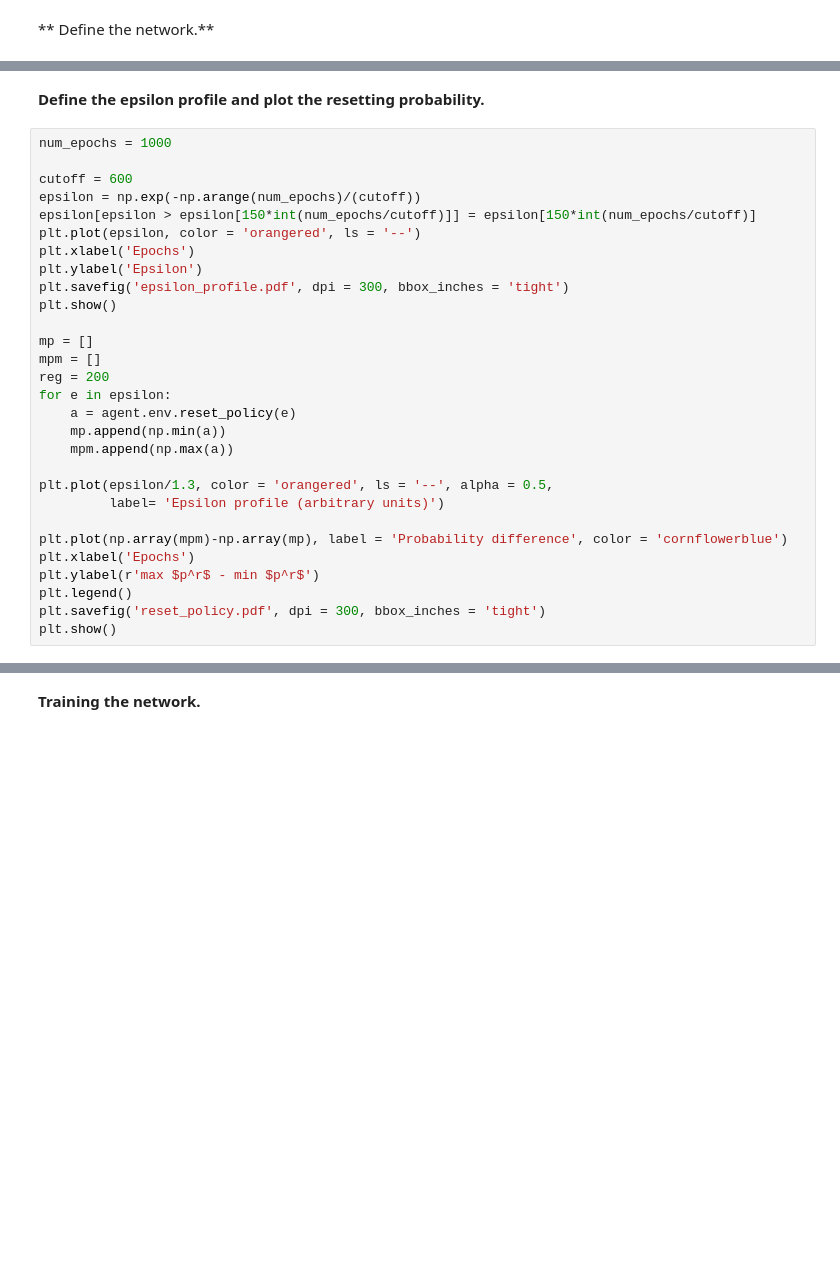
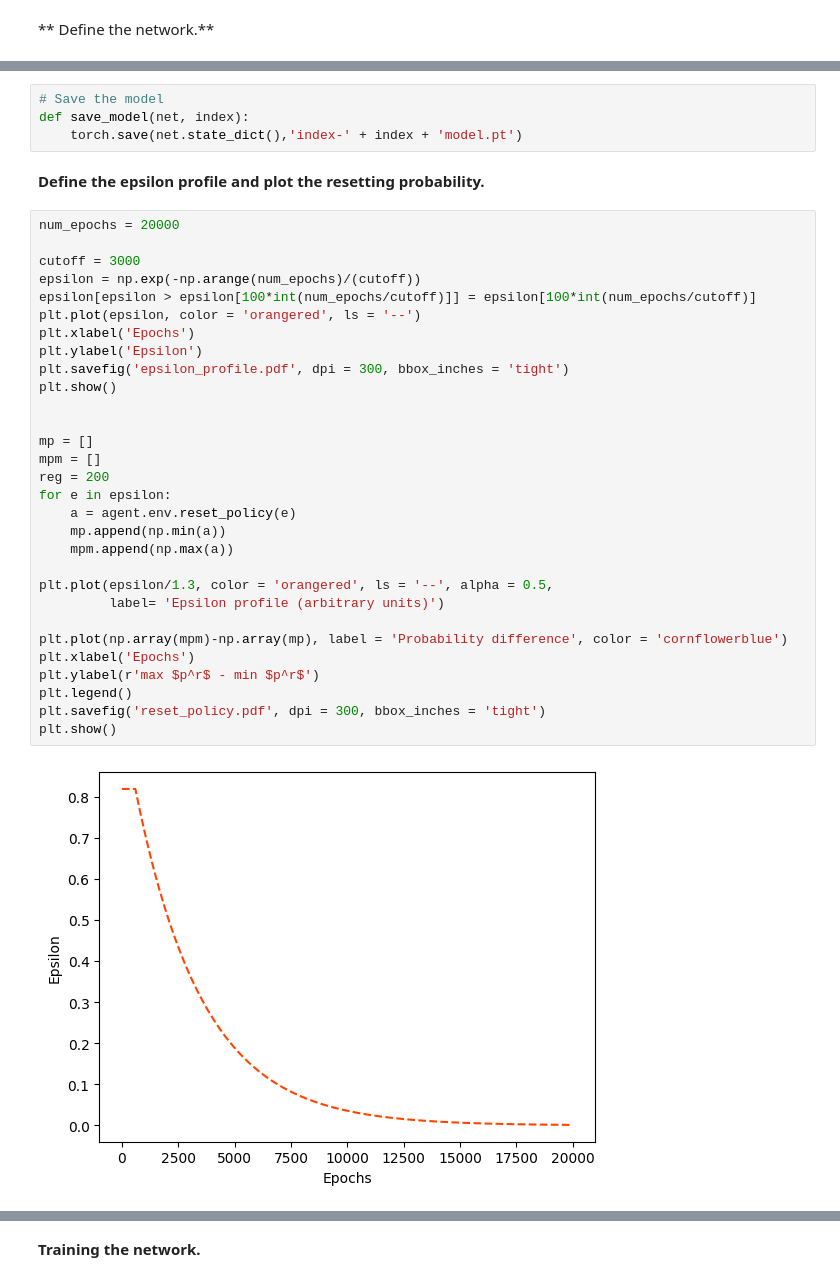
Before and after one commit to MarkCodering/Quantum-Maze-DQN, a Jupyter notebook: src/quantumDNN_v3.ipynb, the cells around one changed output, grey strips where cells are left out. Saved outputs shown, nothing was run; the diff lists cells and outputs as text; blank space fills up the shorter version.

```diff
--- a/src/quantumDNN_v3.ipynb
+++ b/src/quantumDNN_v3.ipynb
@@ -180,31 +194,38 @@ print("Number of trainable parameters: ", sum(p.numel() for p in net.parameters(
+# %%
+# Save the model
+def save_model(net, index):
+    torch.save(net.state_dict(),'index-' + index + 'model.pt')
 # %% [markdown]
 **Define the epsilon profile and plot the resetting probability.**
 # %%
-num_epochs = 1000
+num_epochs = 20000
 
-cutoff = 600
+cutoff = 3000
 epsilon = np.exp(-np.arange(num_epochs)/(cutoff))
-epsilon[epsilon > epsilon[150*int(num_epochs/cutoff)]] = epsilon[150*int(num_epochs/cutoff)]
+epsilon[epsilon > epsilon[100*int(num_epochs/cutoff)]] = epsilon[100*int(num_epochs/cutoff)]
 plt.plot(epsilon, color = 'orangered', ls = '--')
 plt.xlabel('Epochs')
 plt.ylabel('Epsilon')
 plt.savefig('epsilon_profile.pdf', dpi = 300, bbox_inches = 'tight')
 plt.show()
+
 
 mp = []
 mpm = []
 reg = 200
 for e in epsilon:
     a = agent.env.reset_policy(e)
     mp.append(np.min(a))
     mpm.append(np.max(a))
 
 plt.plot(epsilon/1.3, color = 'orangered', ls = '--', alpha = 0.5,
          label= 'Epsilon profile (arbitrary units)')
 
 plt.plot(np.array(mpm)-np.array(mp), label = 'Probability difference', color = 'cornflowerblue')
 plt.xlabel('Epochs')
 plt.ylabel(r'max $p^r$ - min $p^r$')
 plt.legend()
 plt.savefig('reset_policy.pdf', dpi = 300, bbox_inches = 'tight')
 plt.show()
+# %% [output]
+[figure, added]
```
Also changed, not shown: parts of 11 cells of this notebook, 9 other files.
